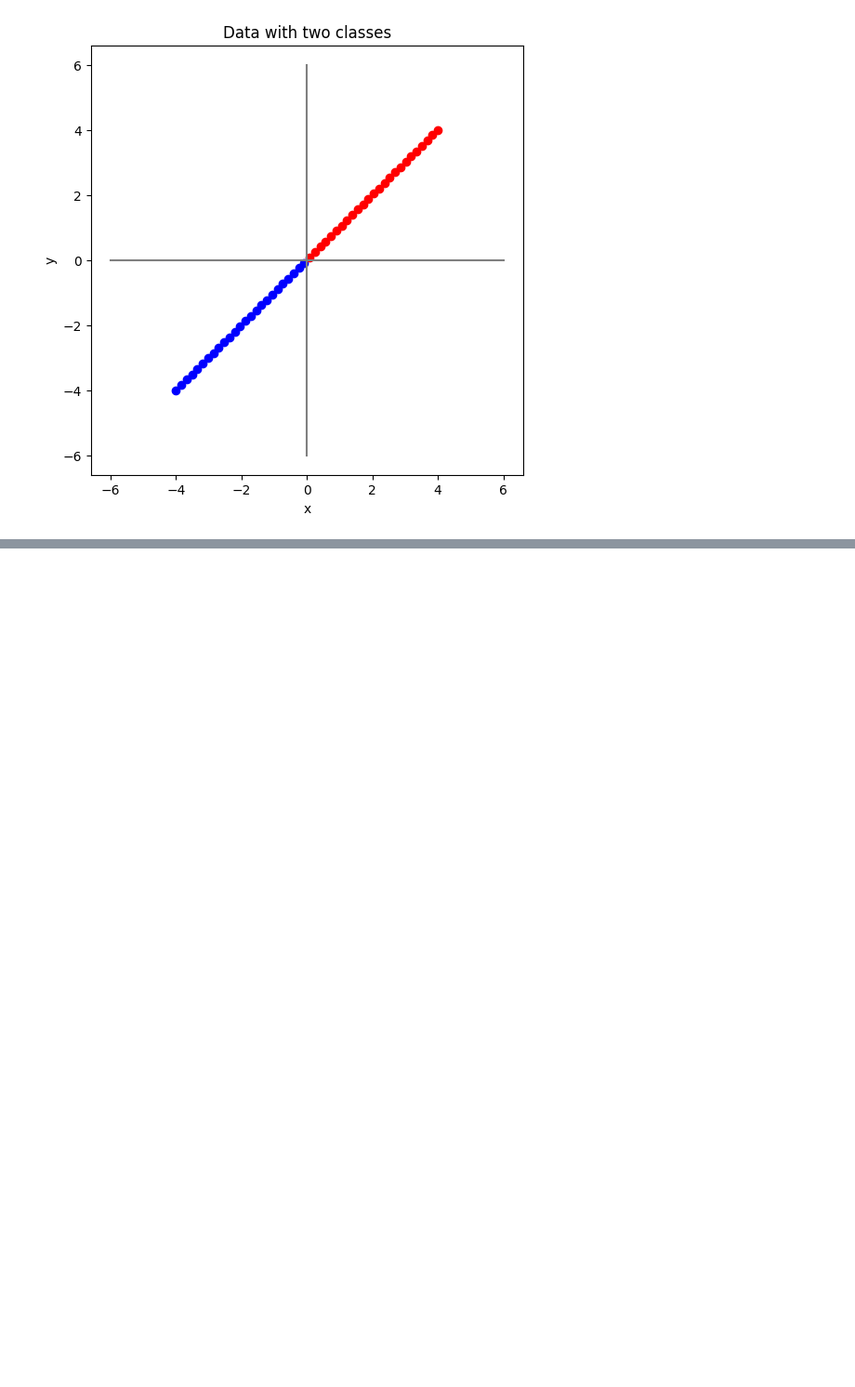
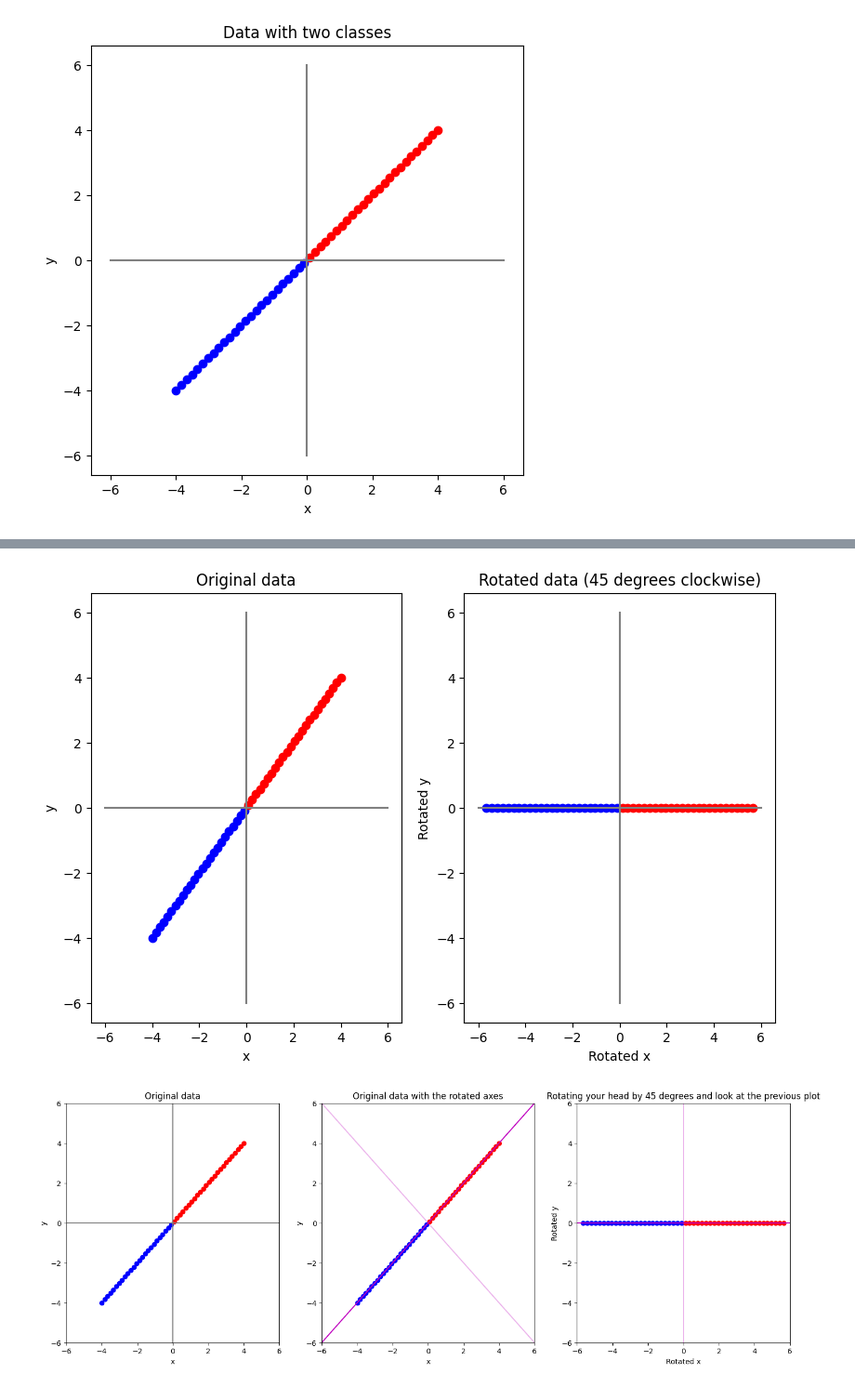
Before and after one commit to ichatnun/brainCodeCamp2023, a Jupyter notebook: Fundamentals/DimensionalityReduction/dim_reduct_part1_intro.ipynb, the cells around one changed output, grey strips where cells are left out. Shown: that part at 93% size. Cells and saved outputs as stored; diff of their text form; code cells hidden in the pictures; blank space fills up the shorter version.

```diff
--- a/Fundamentals/DimensionalityReduction/dim_reduct_part1_intro.ipynb
+++ b/Fundamentals/DimensionalityReduction/dim_reduct_part1_intro.ipynb
@@ -262,0 +297,53 @@ plt.show()
+# %%
+fig, ax = plt.subplots(1, 2, figsize=(9.5, 6))
+
+# แสดงรูปข้อมูลเริ่มต้น
+ax[0].scatter(data[data[:,0] < 0, 0], data[data[:,0] < 0, 1], c='b') # Plot จุดข้อมูลที่เป็น class 1
+ax[0].scatter(data[data[:,0] > 0, 0], data[data[:,0] > 0, 1], c='r') # Plot จุดข้อมูลที่เป็น class 2
+ax[0].plot([0, 0], y_disp, c="grey") # Plot แกน y
+ax[0].plot(x_disp, [0, 0], c="grey") # Plot แกน x
+ax[0].set(xlabel="x", ylabel="y")
+ax[0].set_title("Original data")
+
+
+# แสดงรูปหลังหมุนข้อมูลตามเข็มนาฬิกาไป 45 องศา
+ax[1].scatter(data_rot45[data[:,0] < 0, 0], data_rot45[data[:,0] < 0, 1], c='b') # Plot จุดข้อมูลที่เป็น class 1
+ax[1].scatter(data_rot45[data[:,0] > 0, 0], data_rot45[data[:,0] > 0, 1], c='r') # Plot จุดข้อมูลที่เป็น class 2
+ax[1].plot([0, 0], y_disp, c="grey") # Plot แกน y
+ax[1].plot(x_disp, [0, 0], c="grey") # Plot แกน x
+ax[1].set(xlabel="Rotated x", ylabel="Rotated y")
+ax[1].set_title("Rotated data (45 degrees clockwise)")
+
+fig, ax = plt.subplots(1, 3, figsize=(18, 6))
+
+# แสดงรูปข้อมูลเริ่มต้น
+ax[0].scatter(data[data[:,0] < 0, 0], data[data[:,0] < 0, 1], c='b') # Plot จุดข้อมูลที่เป็น class 1
+ax[0].scatter(data[data[:,0] > 0, 0], data[data[:,0] > 0, 1], c='r') # Plot จุดข้อมูลที่เป็น class 2
+ax[0].plot([0, 0], y_disp, c="grey") # Plot แกน y
+ax[0].plot(x_disp, [0, 0], c="grey") # Plot แกน x
+ax[0].set(xlabel="x", ylabel="y")
+ax[0].set_title("Original data")
+
+# แสดงรูปข้อมูลที่มีการหมุนแกนทวนเข็มนาฬิการไป 45 องศา
+
+# แสดงรูปข้อมูลเริ่มต้นโดยมี principal component ทั้ง 2 อันแสดงอยู่ด้วย
+ax[1].scatter(data[data[:,0] < 0, 0], data[data[:,0] < 0, 1], c='b') # Plot จุดข้อมูลที่เป็น class 1
+ax[1].scatter(data[data[:,0] > 0, 0], data[data[:,0] > 0, 1], c='r') # Plot จุดข้อมูลที่เป็น class 2
+ax[1].plot(x_disp, [x_disp[0], x_disp[1]], c="m", alpha=1) # แสดง pc1 โดยใช้สมการ y = x
+ax[1].plot(x_disp, [-x_disp[0], -x_disp[1]], c="m", alpha=0.3) # แสดง pc2 โดยใช้สมการ y = -x
+ax[1].set(xlabel='x', ylabel='y')
+ax[1].set_title("Original data with the rotated axes")
+
+# แสดงข้อมูลที่หมุนแกนและเอียงศีรษะดู
+ax[2].scatter(data_rot45[data[:,0] < 0, 0], data_rot45[data[:,0] < 0, 1], c='b') # Plot จุดข้อมูลที่เป็น class 1
+ax[2].scatter(data_rot45[data[:,0] > 0, 0], data_rot45[data[:,0] > 0, 1], c='r') # Plot จุดข้อมูลที่เป็น class 2
+ax[2].plot(x_disp, [0, 0], c="m", alpha=1)
+ax[2].plot([0, 0], y_disp, c="m", alpha=0.3)
+ax[2].set(xlabel="Rotated x", ylabel="Rotated y")
+ax[2].set_title("Rotating your head by 45 degrees and look at the previous plot")
+
+plt.setp(ax, xlim=x_disp, ylim=y_disp)
+plt.show()
+# %% [output]
+[figure, added]
+[figure, added]
```
Also changed, not shown: parts of 9 cells of this notebook.
